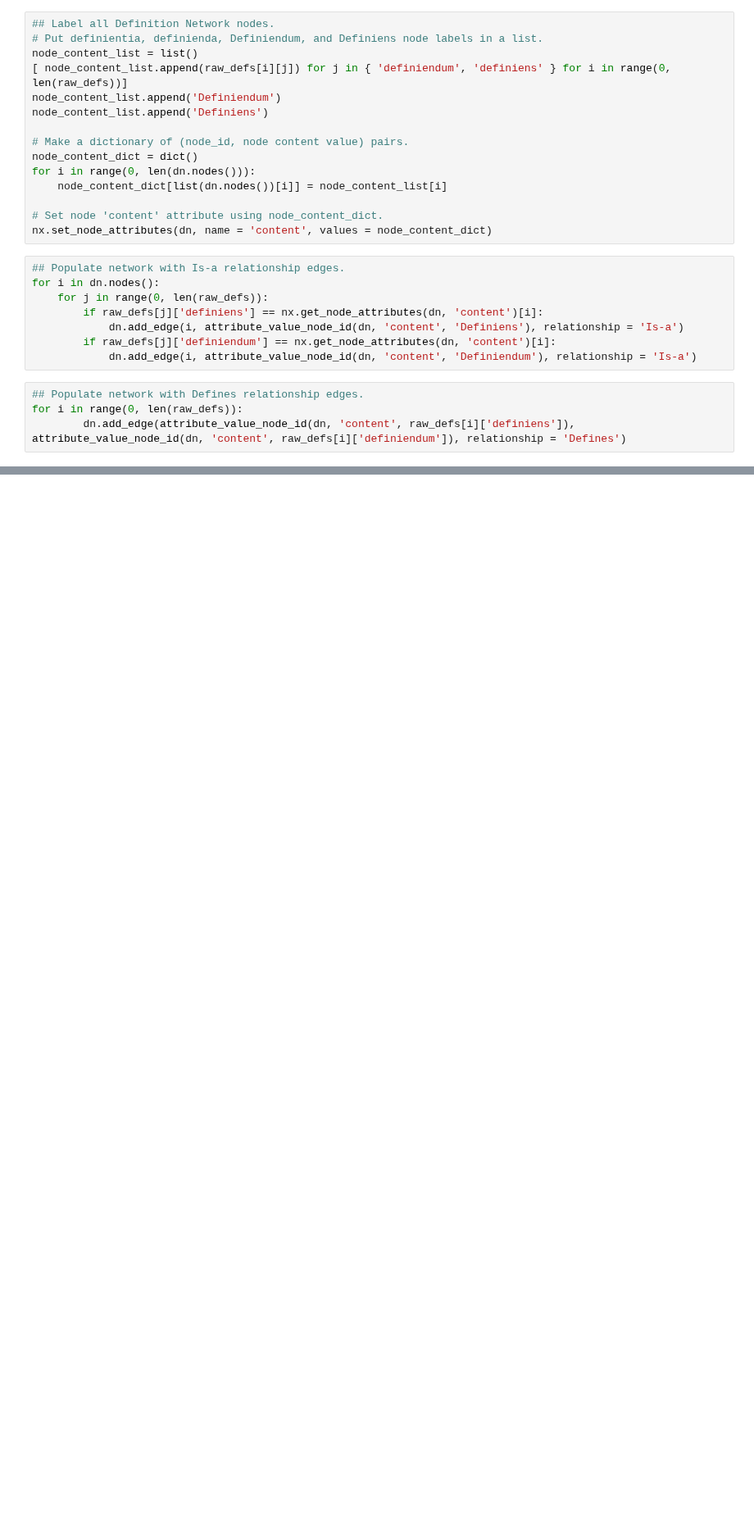
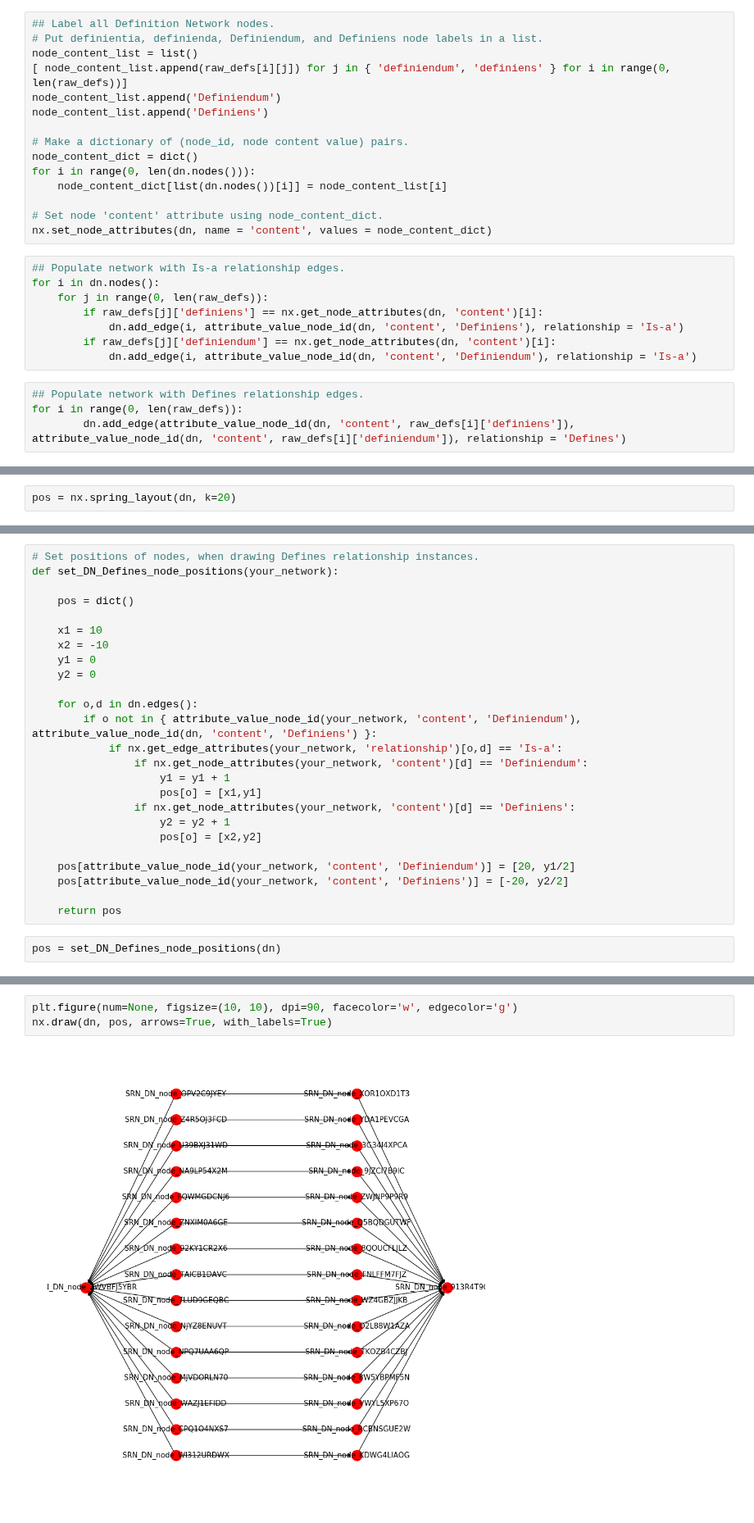
Before and after one commit to ivanjureta/new-concept-networks, a Jupyter notebook: analysis/ilang_structure_DN_step_by_step.ipynb, the cells around one changed output, grey strips where cells are left out. Shown at 82% size. Cells and saved outputs as stored; diff of their text form; blank space fills up the shorter version.

Commit message:
Positioning procedure done, for Defines relationship.

```diff
--- a/analysis/ilang_structure_DN_step_by_step.ipynb
+++ b/analysis/ilang_structure_DN_step_by_step.ipynb
@@ -210,0 +237,2 @@ Sub-network image filename: SRN_DN_Subgraph_Defines.png
+# %%
+pos = nx.spring_layout(dn, k=20)
@@ -210,0 +263,27 @@ Sub-network image filename: SRN_DN_Subgraph_Defines.png
+# %%
+# Set positions of nodes, when drawing Defines relationship instances.
+def set_DN_Defines_node_positions(your_network):
+
+    pos = dict()
+
+    x1 = 10
+    x2 = -10
+    y1 = 0
+    y2 = 0
+
+    for o,d in dn.edges():
+        if o not in { attribute_value_node_id(your_network, 'content', 'Definiendum'), attribute_value_node_id(dn, 'content', 'Definiens') }:
+            if nx.get_edge_attributes(your_network, 'relationship')[o,d] == 'Is-a':
+                if nx.get_node_attributes(your_network, 'content')[d] == 'Definiendum':
+                    y1 = y1 + 1
+                    pos[o] = [x1,y1]
+                if nx.get_node_attributes(your_network, 'content')[d] == 'Definiens':
+                    y2 = y2 + 1
+                    pos[o] = [x2,y2]
+
+    pos[attribute_value_node_id(your_network, 'content', 'Definiendum')] = [20, y1/2]
+    pos[attribute_value_node_id(your_network, 'content', 'Definiens')] = [-20, y2/2]
+
+    return pos
+# %%
+pos = set_DN_Defines_node_positions(dn)
@@ -210,0 +310,5 @@ Sub-network image filename: SRN_DN_Subgraph_Defines.png
+# %%
+plt.figure(num=None, figsize=(10, 10), dpi=90, facecolor='w', edgecolor='g')
+nx.draw(dn, pos, arrows=True, with_labels=True)
+# %% [output]
+[figure, added]
```
Also changed, not shown: parts of 13 cells of this notebook, 3 other files.
